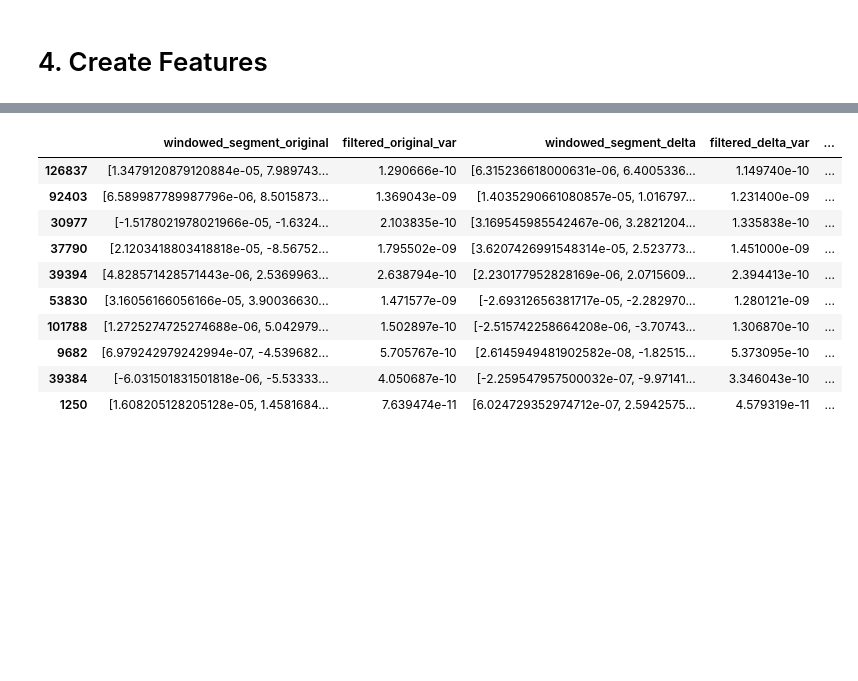
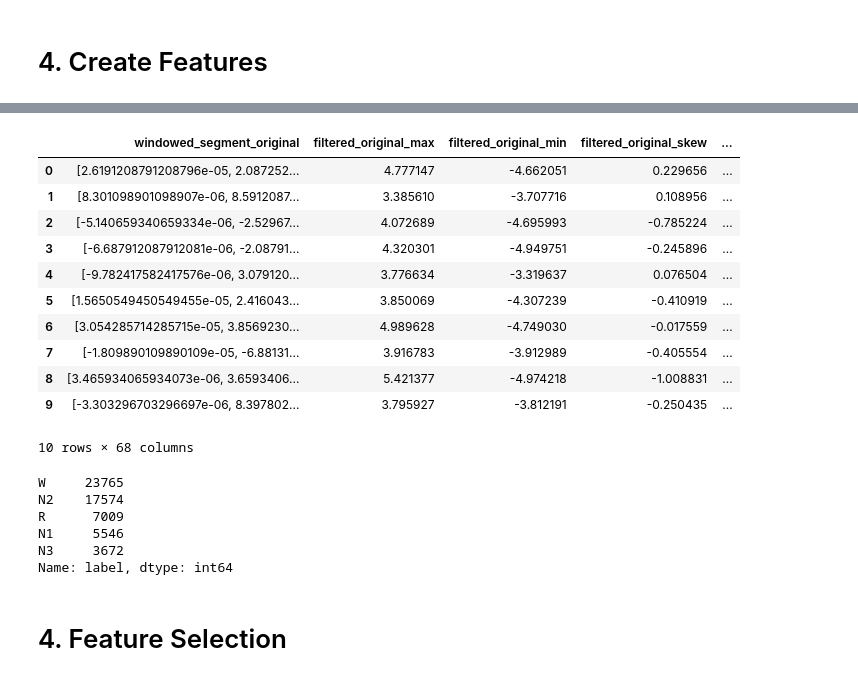
Before and after one commit to leonardotessarolo/eeg-sleep-stage-detection, a Jupyter notebook: 1-download_process_dataset.ipynb, the cells around one changed output, grey strips where cells are left out. Drawn from its saved outputs; the diff is of its cells as text; code cells hidden in the pictures; blank space fills up the shorter version.

Commit message:
finish code for feature extraction, add code for feature selection

```diff
--- a/1-download_process_dataset.ipynb
+++ b/1-download_process_dataset.ipynb
@@ -540,7 +719,8 @@ def process_dataset(
     return proc_samples.reset_index(drop=True)
 # %%
 %%time
-SUBJ_SAMPLING_FACTOR=1/3
+SUBJ_SAMPLING_FACTOR=1/4
+WAKE_SUBSAMPLING_FACTOR = 3
 LABEL_MAP = {
     'Sleep stage W': 'W',
     'Sleep stage 1': 'N1',
@@ -552,7 +732,7 @@ LABEL_MAP = {
 WINDOW_SIZE = 3000
 FS = 100
 FILEPATHS_SPEC = './physionet.org/files/sleep-edfx/1.0.0/sleep-cassette/*.edf'
-NJOBS = 10
+NJOBS = 11
 
 subj_files = map_subjects_files(
     filepaths=glob.glob(FILEPATHS_SPEC)
@@ -564,8 +744,9 @@ sampled_subj_files = {k: v for k, v in subj_files.items() if k in sampled_subjec
 
 proc_df = process_dataset(
     waves_coeffs=waves_coeffs,
-    subj_files=sampled_subj_files
+    subj_files=sampled_subj_files,
+    scaler=StandardScaler
 )
 
-proc_df.sample(frac=0.001).head(10)
+proc_df.head(10)
 # %% [output]
@@ -574,11 +755,23 @@ Wall time: 1min 54s
-|  | windowed_segment_original | filtered_original_var | windowed_segment_delta | filtered_delta_var | ... |
-| 126837 | [1.3479120879120884e-05, 7.989743... | 1.290666e-10 | [6.315236618000631e-06, 6.4005336... | 1.149740e-10 | ... |
-| 92403 | [6.589987789987796e-06, 8.5015873... | 1.369043e-09 | [1.4035290661080857e-05, 1.016797... | 1.231400e-09 | ... |
-| 30977 | [-1.5178021978021966e-05, -1.6324... | 2.103835e-10 | [3.169545985542467e-06, 3.2821204... | 1.335838e-10 | ... |
-| 37790 | [2.1203418803418818e-05, -8.56752... | 1.795502e-09 | [3.6207426991548314e-05, 2.523773... | 1.451000e-09 | ... |
-| 39394 | [4.828571428571443e-06, 2.5369963... | 2.638794e-10 | [2.230177952828169e-06, 2.0715609... | 2.394413e-10 | ... |
-| 53830 | [3.16056166056166e-05, 3.90036630... | 1.471577e-09 | [-2.69312656381717e-05, -2.282970... | 1.280121e-09 | ... |
-| 101788 | [1.2725274725274688e-06, 5.042979... | 1.502897e-10 | [-2.515742258664208e-06, -3.70743... | 1.306870e-10 | ... |
-| 9682 | [6.979242979242994e-07, -4.539682... | 5.705767e-10 | [2.6145949481902582e-08, -1.82515... | 5.373095e-10 | ... |
-| 39384 | [-6.031501831501818e-06, -5.53333... | 4.050687e-10 | [-2.259547957500032e-07, -9.97141... | 3.346043e-10 | ... |
-| 1250 | [1.608205128205128e-05, 1.4581684... | 7.639474e-11 | [6.024729352974712e-07, 2.5942575... | 4.579319e-11 | ... |
+|  | windowed_segment_original | filtered_original_max | filtered_original_min | filtered_original_skew | ... |
+| 0 | [2.6191208791208796e-05, 2.087252... | 4.777147 | -4.662051 | 0.229656 | ... |
+| 1 | [8.301098901098907e-06, 8.5912087... | 3.385610 | -3.707716 | 0.108956 | ... |
+| 2 | [-5.140659340659334e-06, -2.52967... | 4.072689 | -4.695993 | -0.785224 | ... |
+| 3 | [-6.687912087912081e-06, -2.08791... | 4.320301 | -4.949751 | -0.245896 | ... |
+| 4 | [-9.782417582417576e-06, 3.079120... | 3.776634 | -3.319637 | 0.076504 | ... |
+| 5 | [1.5650549450549455e-05, 2.416043... | 3.850069 | -4.307239 | -0.410919 | ... |
+| 6 | [3.054285714285715e-05, 3.8569230... | 4.989628 | -4.749030 | -0.017559 | ... |
+| 7 | [-1.809890109890109e-05, -6.88131... | 3.916783 | -3.912989 | -0.405554 | ... |
+| 8 | [3.465934065934073e-06, 3.6593406... | 5.421377 | -4.974218 | -1.008831 | ... |
+| 9 | [-3.303296703296697e-06, 8.397802... | 3.795927 | -3.812191 | -0.250435 | ... |
+10 rows × 68 columns
+# %%
+proc_df.label.value_counts()
+# %% [output]
+W     23765
+N2    17574
+R      7009
+N1     5546
+N3     3672
+Name: label, dtype: int64
+# %% [markdown]
+# 4. Feature Selection
```
Also changed, not shown: parts of 8 cells of this notebook.
